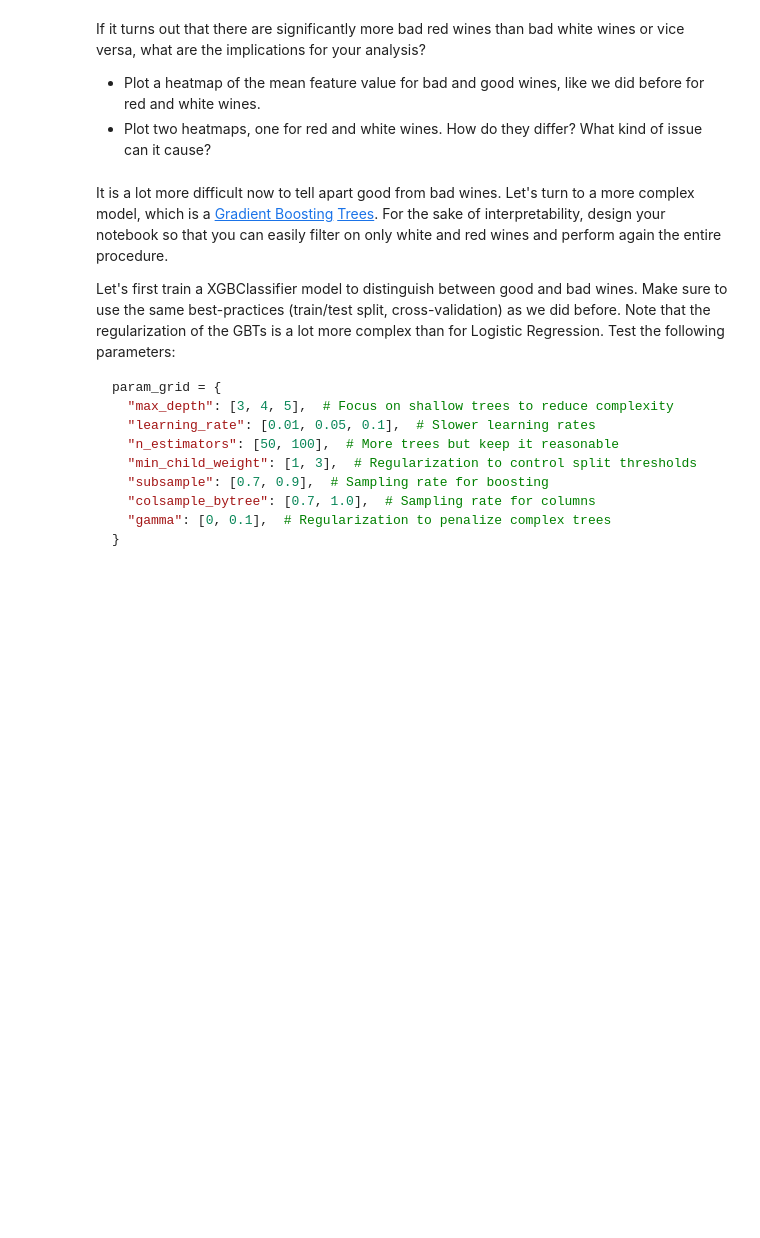
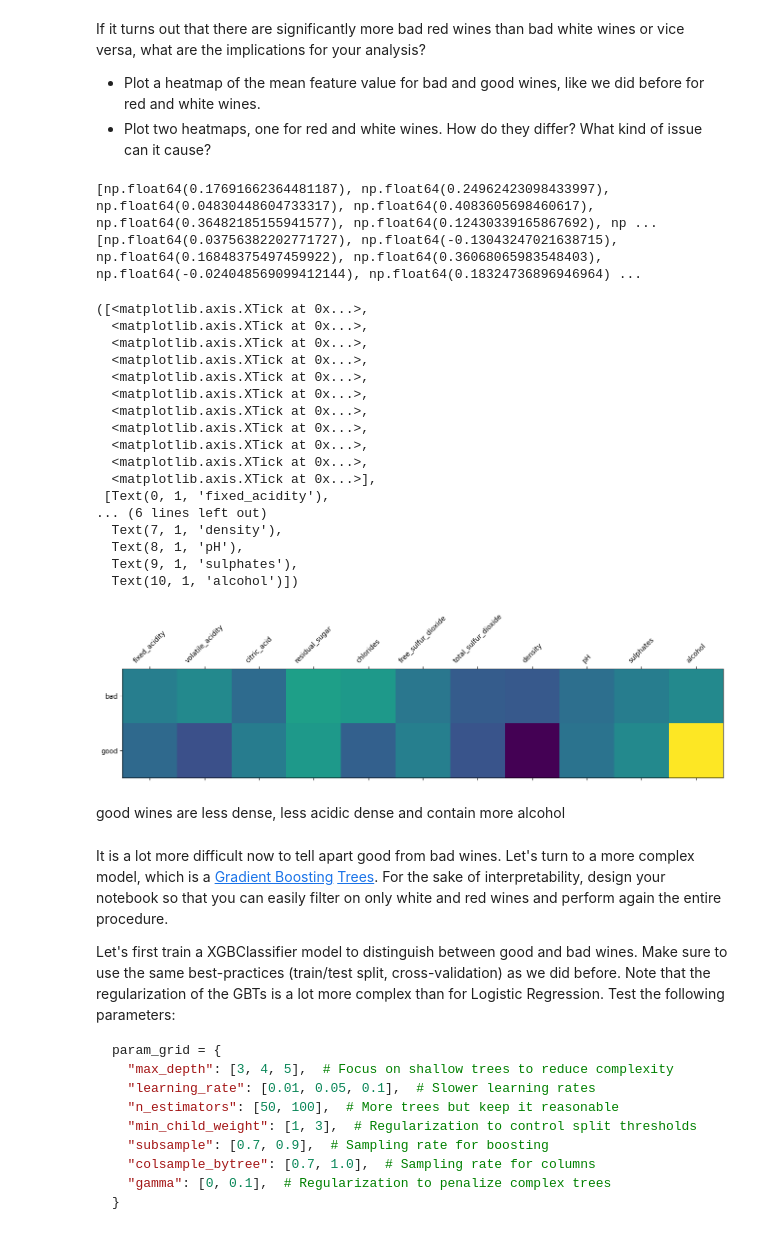
Before and after one commit to hei-isc-ml-stud/w4-isc-ml-GuilBess, a Jupyter notebook: week4-assignment.ipynb, the cells around one changed output. Drawn from its saved outputs; the diff is of its cells as text; code cells hidden in the pictures; blank space fills up the shorter version.

```diff
--- a/week4-assignment.ipynb
+++ b/week4-assignment.ipynb
@@ -549,0 +590,10 @@ We are going to work on a binary classification problem, where all wines with a
+# %%
+# Complete this cell with your code
+taby = []
+for i in y.iterrows():
+    if i[1]["quality"] >= 6:
+        taby.append(1)
+    else:
+        taby.append(0)
+
+print(taby)
@@ -565,3 +638,58 @@ If it turns out that there are significantly more bad red wines than bad white w
+# %%
+# Complete this cell with your code
+x_qual = X.join(pandas.DataFrame(taby))
+x_qual = x_qual.rename(columns={0: "qual"})
+bad = scal.fit_transform(
+    x_qual[x_qual["qual"] == False].drop(["color", "qual"], axis=1)
+)
+good = scal.transform(x_qual[x_qual["qual"] == True].drop(["color", "qual"], axis=1))
+
+meanBad = []
+meanGood = []
+
+for i in bad.transpose():
+    meanBad.append(i.mean())
+
+for i in good.transpose():
+    meanGood.append(i.mean())
+
+
+print(meanBad)
+print(meanGood)
+
+yo = pandas.DataFrame(
+    {
+        "bad": meanBad,
+        "good": meanGood,
+    }
+)
+
+plt.matshow(yo.transpose())
+plt.yticks(labels=["bad", "good"], ticks=range(2))
+plt.xticks(labels=X.drop("color", axis=1).columns, ticks=range(11), rotation=45)
+# %% [output]
+[np.float64(0.17691662364481187), np.float64(0.24962423098433997), np.float64(0.04830448604733317), np.float64(0.4083605698460617), np.float64(0.36482185155941577), np.float64(0.12430339165867692), np ...
+[np.float64(0.03756382202771727), np.float64(-0.13043247021638715), np.float64(0.16848375497459922), np.float64(0.36068065983548403), np.float64(-0.024048569099412144), np.float64(0.18324736896946964) ...
+([<matplotlib.axis.XTick at 0x...>,
+  <matplotlib.axis.XTick at 0x...>,
+  <matplotlib.axis.XTick at 0x...>,
+  <matplotlib.axis.XTick at 0x...>,
+  <matplotlib.axis.XTick at 0x...>,
+  <matplotlib.axis.XTick at 0x...>,
+  <matplotlib.axis.XTick at 0x...>,
+  <matplotlib.axis.XTick at 0x...>,
+  <matplotlib.axis.XTick at 0x...>,
+  <matplotlib.axis.XTick at 0x...>,
+  <matplotlib.axis.XTick at 0x...>],
+ [Text(0, 1, 'fixed_acidity'),
+... (6 lines left out)
+  Text(7, 1, 'density'),
+  Text(8, 1, 'pH'),
+  Text(9, 1, 'sulphates'),
+  Text(10, 1, 'alcohol')])
+[figure, added]
+# %% [markdown]
+good wines are less dense, less acidic dense and contain more alcohol
 # %% [markdown]
 It is a lot more difficult now to tell apart good from bad wines. Let's turn to a more complex model, which is a [Gradient Boosting](https://en.wikipedia.org/wiki/Gradient_boosting) [Trees](https://xgboost.readthedocs.io/en/stable/tutorials/model.html). For the sake of interpretability, design your notebook so that you can easily filter on only white and red wines and perform again the entire procedure.
 
```
Also changed, not shown: parts of 41 cells of this notebook, 1 other file.
